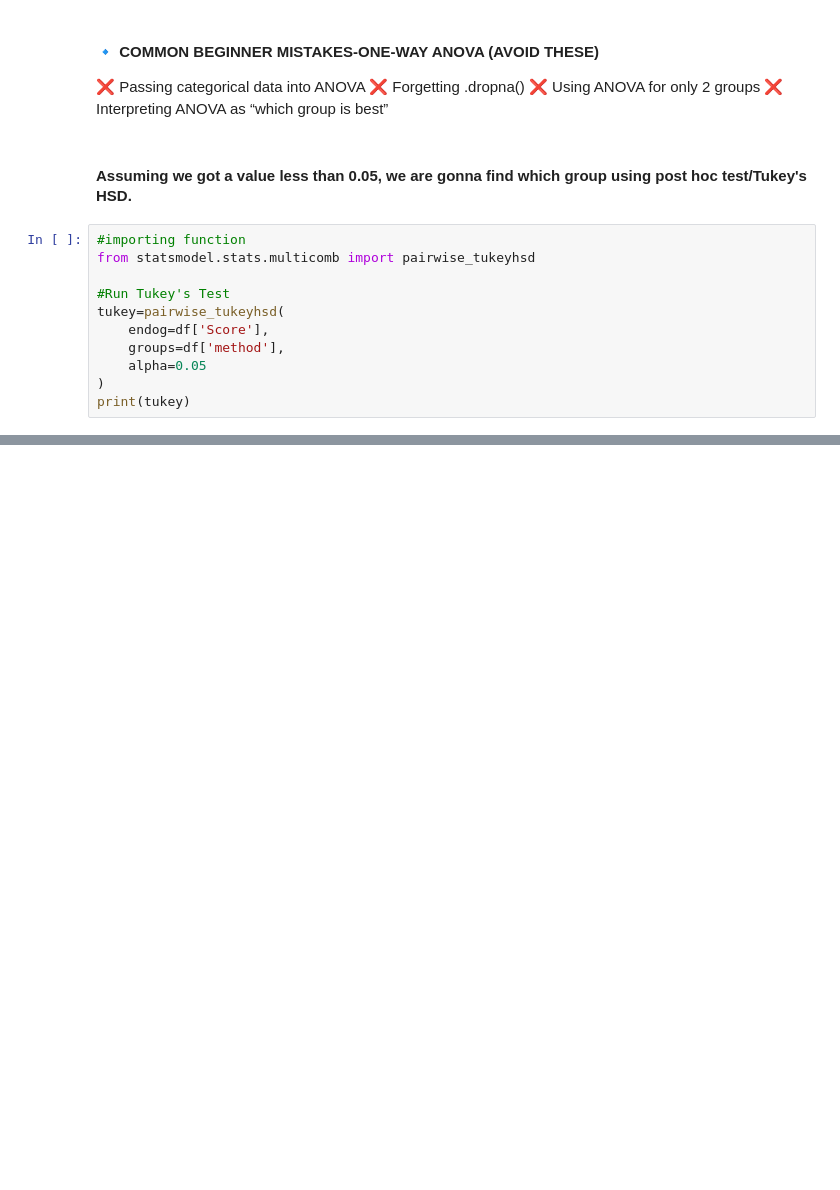
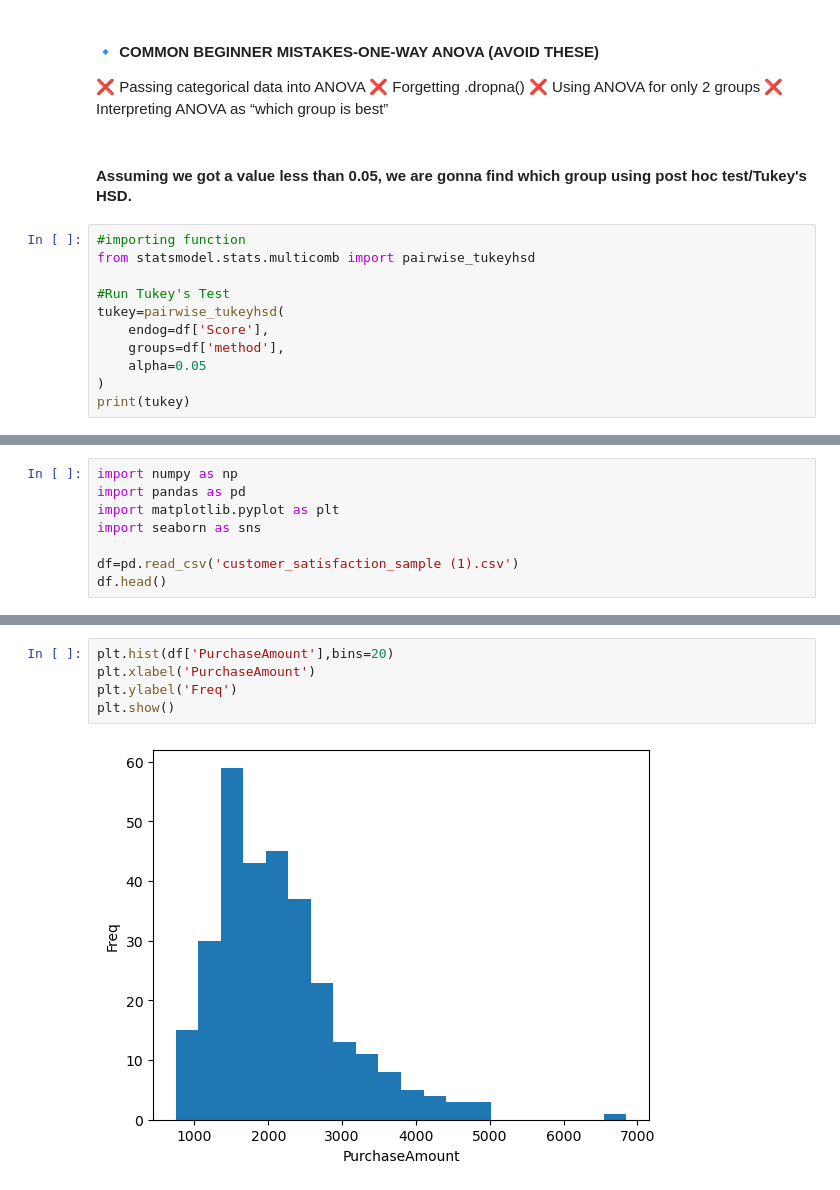
Before and after one commit to thomasneeva04/Data-Science---Learning, a Jupyter notebook: Week12/Practiced.ipynb, the cells around one changed output, grey strips where cells are left out. Saved outputs shown, nothing was run; the diff lists cells and outputs as text; blank space fills up the shorter version.

```diff
--- a/Week12/Practiced.ipynb
+++ b/Week12/Practiced.ipynb
@@ -142,0 +228,8 @@ print(tukey)
+# %%
+import numpy as np
+import pandas as pd
+import matplotlib.pyplot as plt
+import seaborn as sns
+
+df=pd.read_csv('customer_satisfaction_sample (1).csv')
+df.head()
@@ -142,0 +255,7 @@ print(tukey)
+# %%
+plt.hist(df['PurchaseAmount'],bins=20)
+plt.xlabel('PurchaseAmount')
+plt.ylabel('Freq')
+plt.show()
+# %% [output]
+[figure, added]
```
Also changed, not shown: parts of 42 cells of this notebook, 1 other file.
